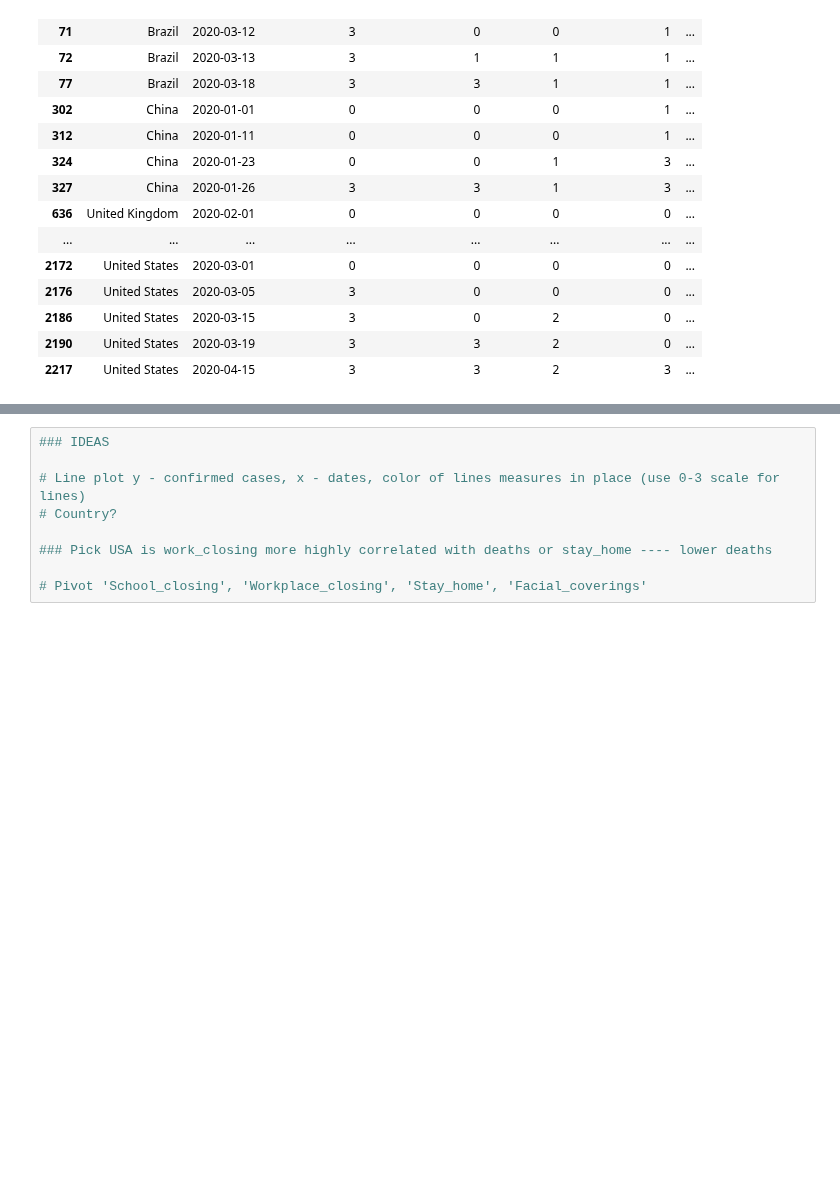
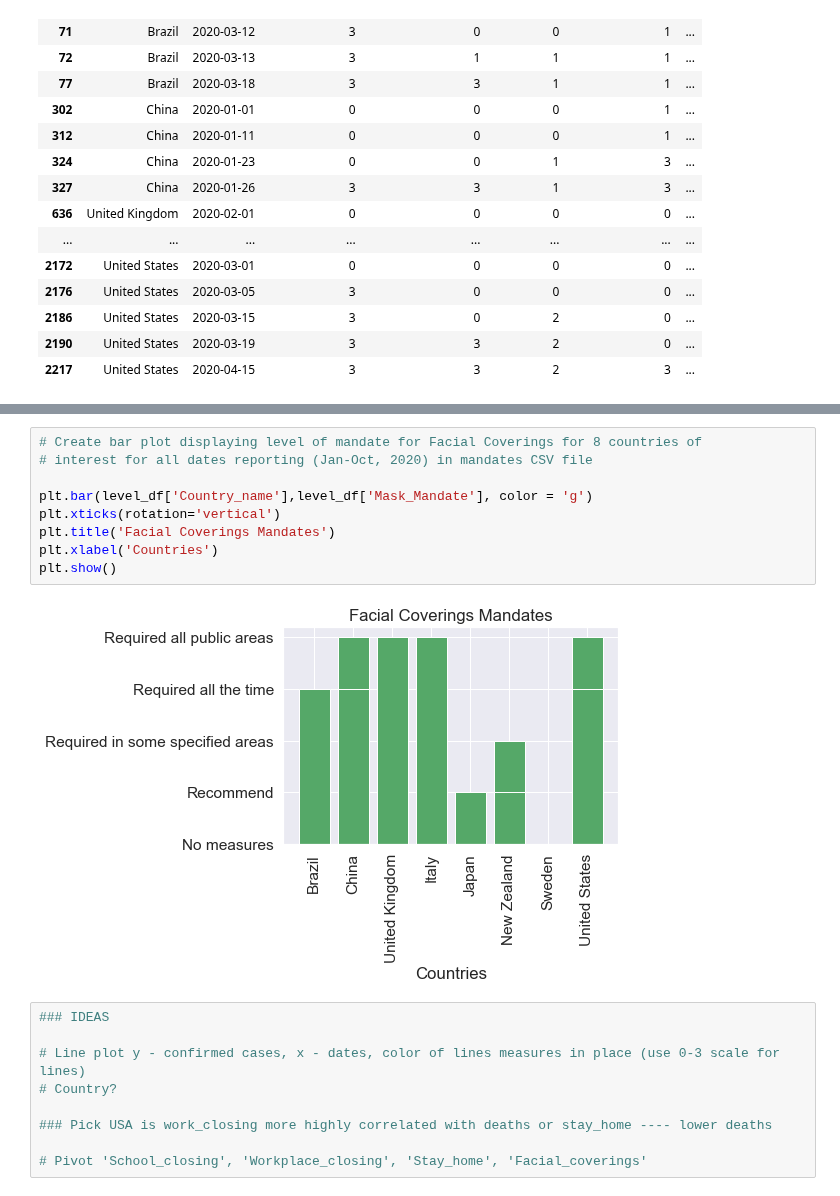
Before and after one commit to rejane-b/Project_1, a Jupyter notebook: Mandates_Data.ipynb, the cells around one changed output, grey strips where cells are left out. Saved outputs shown, nothing was run; the diff lists cells and outputs as text; blank space fills up the shorter version.

```diff
--- a/Mandates_Data.ipynb
+++ b/Mandates_Data.ipynb
@@ -281,3 +419,14 @@ df.drop_duplicates()
+# %%
+# Create bar plot displaying level of mandate for Facial Coverings for 8 countries of
+# interest for all dates reporting (Jan-Oct, 2020) in mandates CSV file
+
+plt.bar(level_df['Country_name'],level_df['Mask_Mandate'], color = 'g')
+plt.xticks(rotation='vertical')
+plt.title('Facial Coverings Mandates')
+plt.xlabel('Countries')
+plt.show()
+# %% [output]
+[figure, added]
 # %%
 ### IDEAS
 
```
Also changed, not shown: parts of 15 cells of this notebook.
